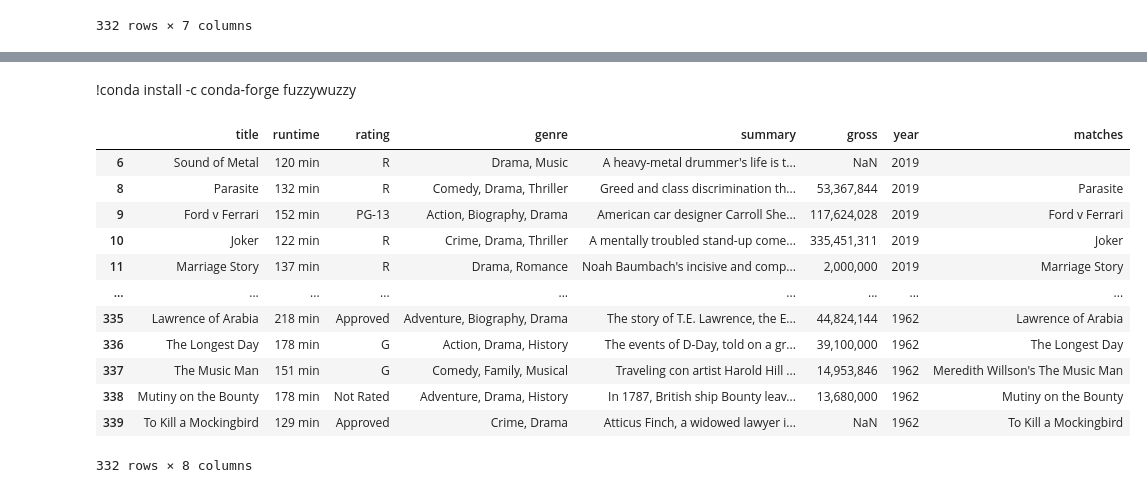
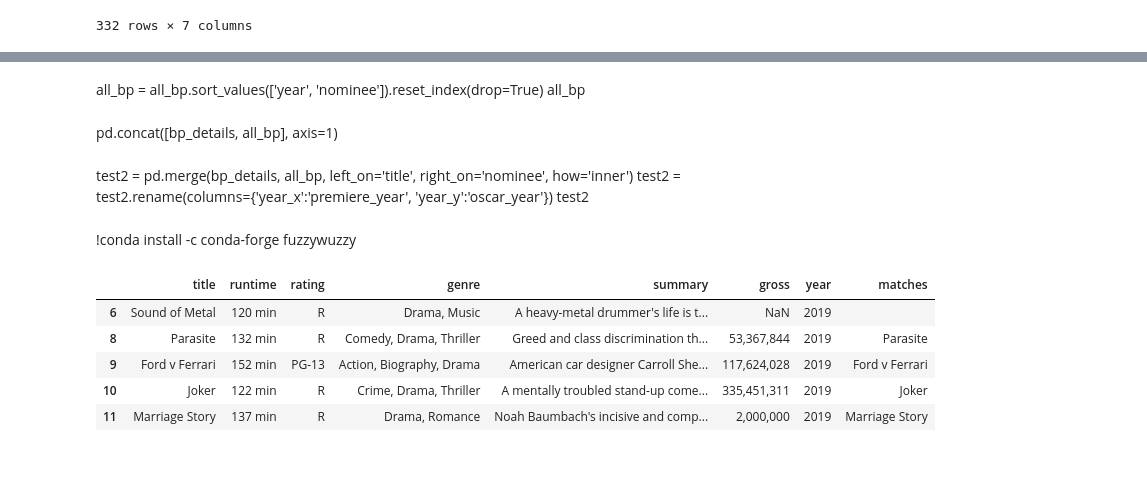
Before and after one commit to zoeteets/capstone, a Jupyter notebook: all dataframes.ipynb, the cells around one changed output, grey strips where cells are left out. Drawn from its saved outputs; the diff is of its cells as text; code cells hidden in the pictures; blank space fills up the shorter version.

```diff
--- a/all dataframes.ipynb
+++ b/all dataframes.ipynb
@@ -135,3 +134,12 @@ test2
+# %% [markdown]
+all_bp = all_bp.sort_values(['year', 'nominee']).reset_index(drop=True)
+all_bp
+# %% [markdown]
+pd.concat([bp_details, all_bp], axis=1)
+# %% [markdown]
+test2 = pd.merge(bp_details, all_bp, left_on='title', right_on='nominee', how='inner')
+test2 = test2.rename(columns={'year_x':'premiere_year', 'year_y':'oscar_year'})
+test2
 # %% [markdown]
 !conda install -c conda-forge fuzzywuzzy
 # %%
@@ -159,20 +167,13 @@ def fuzzy_merge(df_1, df_2, key1, key2, threshold=90, limit=2):
     return df_1
 # %%
 big_df = fuzzy_merge(bp_details, all_bp, 'title', 'nominee', threshold=90, limit=1)
-big_df
+big_df.head()
 # %% [output]
 |  | title | runtime | rating | genre | summary | gross | year | matches |
 | 6 | Sound of Metal | 120 min | R | Drama, Music | A heavy-metal drummer's life is t... | NaN | 2019 |  |
 | 8 | Parasite | 132 min | R | Comedy, Drama, Thriller | Greed and class discrimination th... | 53,367,844 | 2019 | Parasite |
 | 9 | Ford v Ferrari | 152 min | PG-13 | Action, Biography, Drama | American car designer Carroll She... | 117,624,028 | 2019 | Ford v Ferrari |
 | 10 | Joker | 122 min | R | Crime, Drama, Thriller | A mentally troubled stand-up come... | 335,451,311 | 2019 | Joker |
 | 11 | Marriage Story | 137 min | R | Drama, Romance | Noah Baumbach's incisive and comp... | 2,000,000 | 2019 | Marriage Story |
-| ... | ... | ... | ... | ... | ... | ... | ... | ... |
-| 335 | Lawrence of Arabia | 218 min | Approved | Adventure, Biography, Drama | The story of T.E. Lawrence, the E... | 44,824,144 | 1962 | Lawrence of Arabia |
-| 336 | The Longest Day | 178 min | G | Action, Drama, History | The events of D-Day, told on a gr... | 39,100,000 | 1962 | The Longest Day |
-| 337 | The Music Man | 151 min | G | Comedy, Family, Musical | Traveling con artist Harold Hill ... | 14,953,846 | 1962 | Meredith Willson's The Music Man |
-| 338 | Mutiny on the Bounty | 178 min | Not Rated | Adventure, Drama, History | In 1787, British ship Bounty leav... | 13,680,000 | 1962 | Mutiny on the Bounty |
-| 339 | To Kill a Mockingbird | 129 min | Approved | Crime, Drama | Atticus Finch, a widowed lawyer i... | NaN | 1962 | To Kill a Mockingbird |
-332 rows × 8 columns
 # %%
 everything = pd.merge(big_df, all_bp, left_on='matches', right_on='nominee', how='outer')
```
Also changed, not shown: parts of 34 cells of this notebook.
